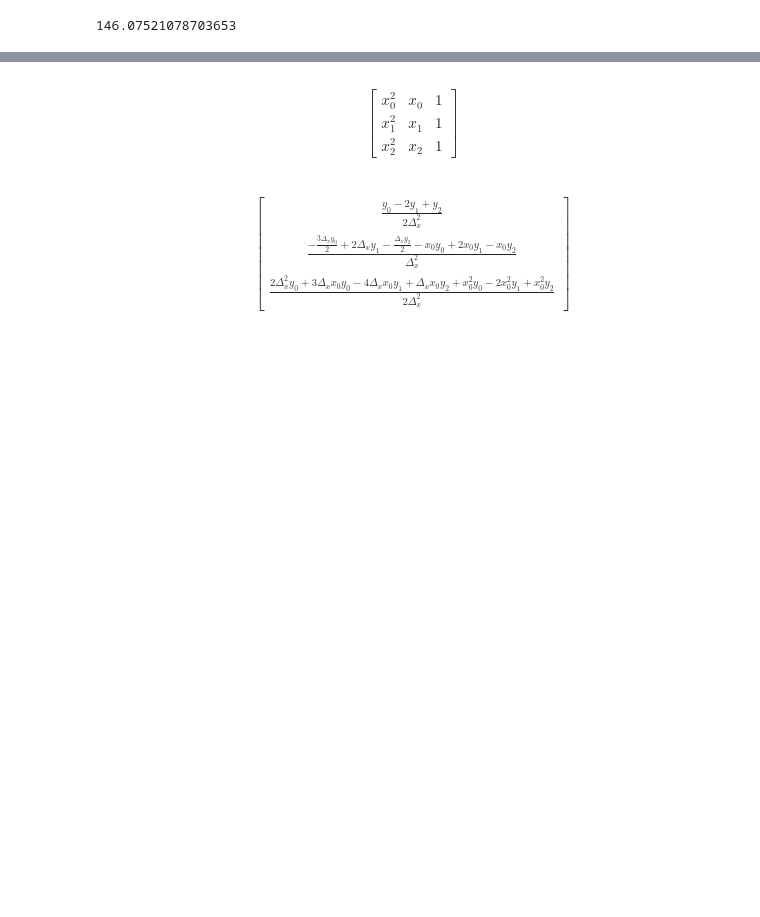
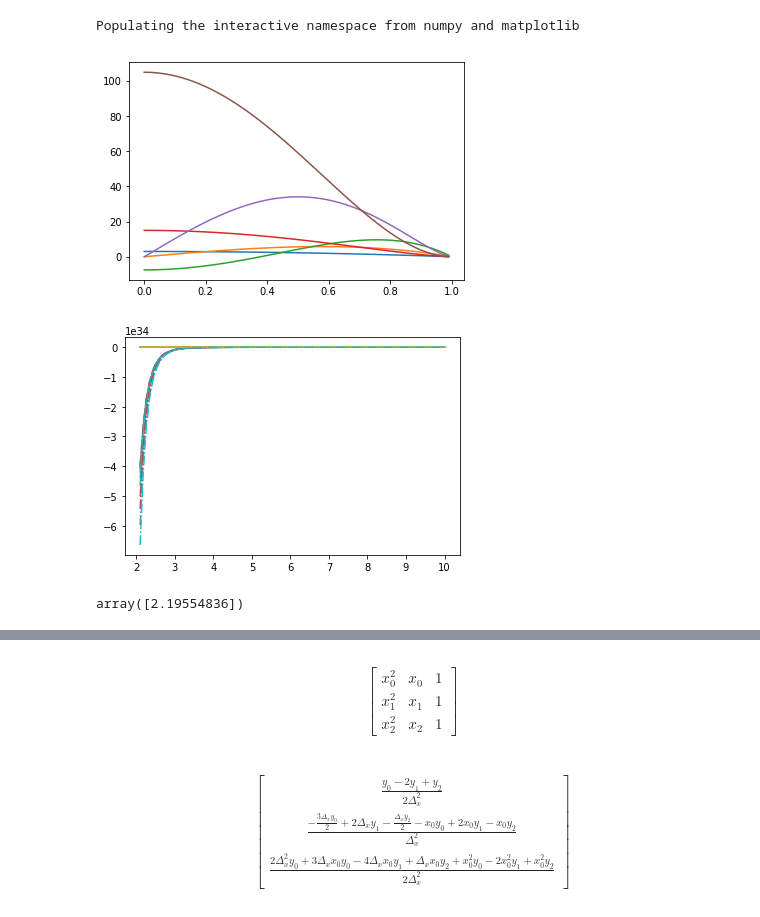
Before and after one commit to nimachm81/myPyCodes, a Jupyter notebook: test page.ipynb, the cells around one changed output, grey strips where cells are left out. Saved outputs shown, nothing was run; the diff lists cells and outputs as text; code cells hidden in the pictures; blank space fills up the shorter version.

```diff
--- a/test page.ipynb
+++ b/test page.ipynb
@@ -1,13 +1,35 @@
-# %%
-from scipy import constants
-import numpy as np
-
-f = 0.3*constants.tera
-
-eps_r = 11.7
-n = np.sqrt(eps_r)
-lambda_g = constants.c/f/n
-
-print(lambda_g/2/constants.micro)
-# %% [output]
-146.07521078703653
+# %%
+%pylab inline
+from scipy import special
+import numpy as np
+
+x = np.linspace(0, 1, 100)
+
+c = 0.1
+M = 5
+for m in range(M - 3, M):
+    for n in range(m, M):
+        r_mn, _ = special.pro_ang1(m, n, c, x)
+        plot(x, r_mn, '-')
+
+show()
+
+x = np.linspace(2.1, 10, 100)
+
+c = 0.001
+for m in range(10):
+    for n in range(m, 10):
+        s1_mn, _ = special.pro_rad1(m, n, c, x)
+        s2_mn, _ = special.pro_rad2(m, n, c, x)
+        plot(x, s1_mn, '-')
+        plot(x, s2_mn, '-.')
+
+show()
+# %% [output]
+Populating the interactive namespace from numpy and matplotlib
+[figure, added]
+[figure, added]
+# %%
+special.pro_cv_seq(1, 1, 1.0)
+# %% [output]
+array([2.19554836])
```
Also changed, not shown: parts of 1 cell of this notebook, 12 other files.
